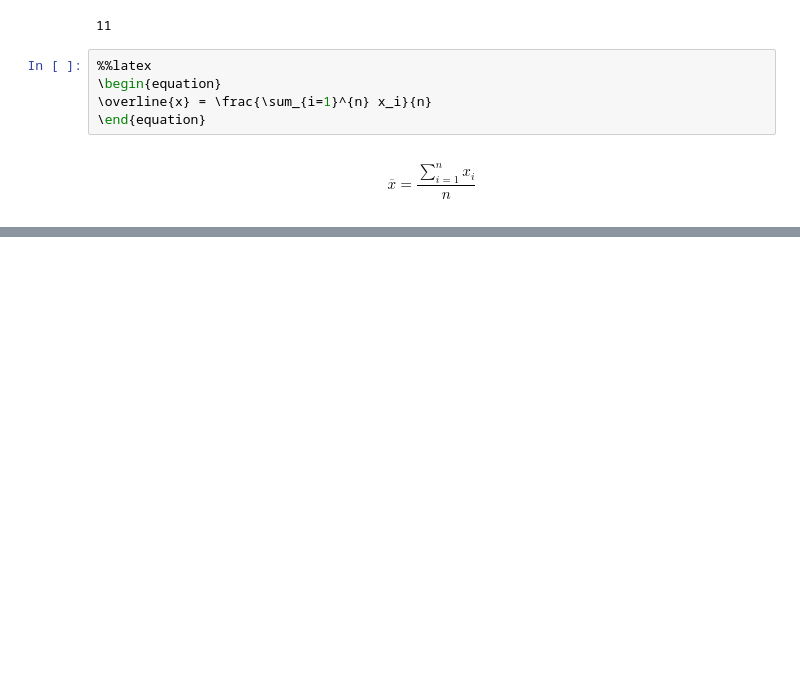
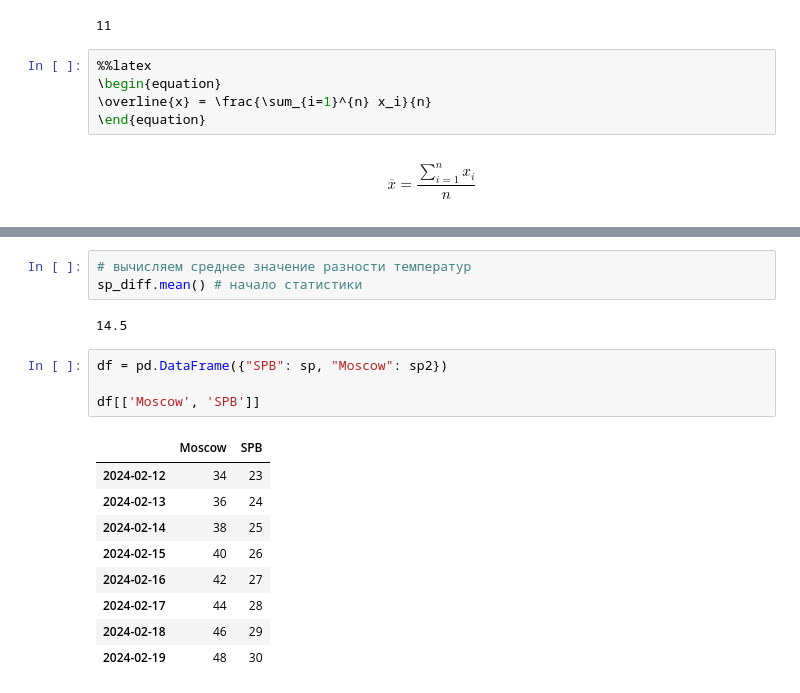
Before and after one commit to SENATOROVAI/DataScience-Maxim, a Jupyter notebook: Python/Pandas3.ipynb, the cells around one changed output, grey strips where cells are left out. Cells and saved outputs as stored; diff of their text form; blank space fills up the shorter version.

```diff
--- a/Python/Pandas3.ipynb
+++ b/Python/Pandas3.ipynb
@@ -83,0 +90,19 @@ sp_diff['2024-02-12']
+# %%
+# вычисляем среднее значение разности температур
+sp_diff.mean() # начало статистики
+# %% [output]
+14.5
+# %%
+df = pd.DataFrame({"SPB": sp, "Moscow": sp2})
+
+df[['Moscow', 'SPB']]
+# %% [output]
+|  | Moscow | SPB |
+| 2024-02-12 | 34 | 23 |
+| 2024-02-13 | 36 | 24 |
+| 2024-02-14 | 38 | 25 |
+| 2024-02-15 | 40 | 26 |
+| 2024-02-16 | 42 | 27 |
+| 2024-02-17 | 44 | 28 |
+| 2024-02-18 | 46 | 29 |
+| 2024-02-19 | 48 | 30 |
```
Also changed, not shown: parts of 21 cells of this notebook.
